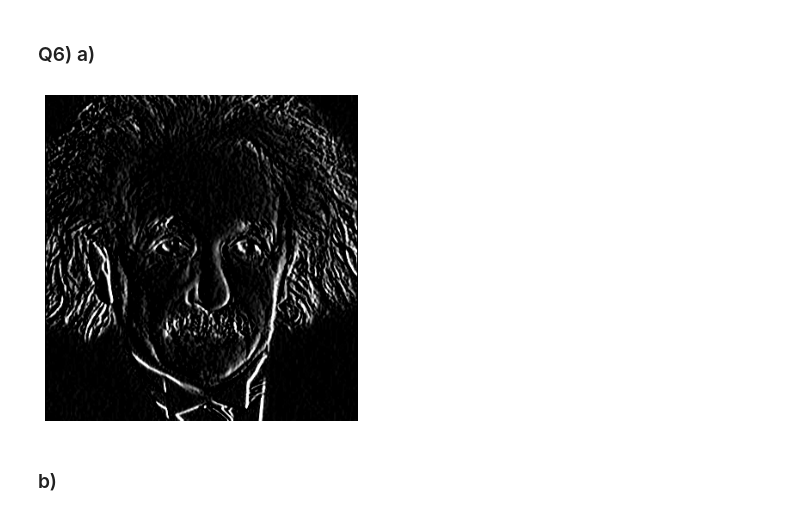
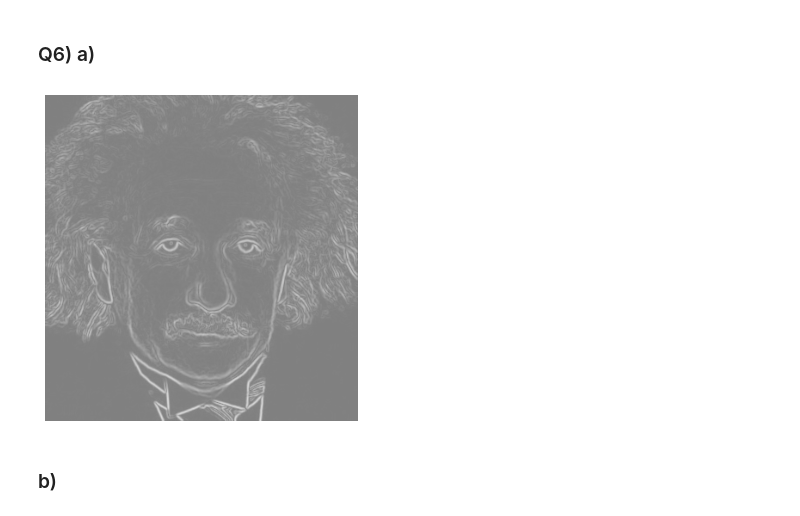
Before and after one commit to Krishnakanth-lab/EN2550_Assignment1, a Jupyter notebook: Krishnakanth_190323C_a01.ipynb, the cells around one changed output. Drawn from its saved outputs; the diff is of its cells as text; code cells hidden in the pictures.

```diff
--- a/Krishnakanth_190323C_a01.ipynb
+++ b/Krishnakanth_190323C_a01.ipynb
@@ -152,3 +152,6 @@ for gamma in gamma_list:
 plt.show()
 # %% [output]
 [figure]
+# %%
+gamma_img[0,1]=[5,2,3]
+gamma_img[0,1]
@@ -240,19 +284,23 @@ cv.destroyAllWindows()
 # %% [markdown]
 ### Q6) a)
 # %%
-sobel_img = cv.imread(r'einstein.png', cv.IMREAD_GRAYSCALE).astype(np.uint8)
+sobel_img = cv.imread(r'einstein.png', cv.IMREAD_GRAYSCALE).astype(np.float32)
 
 sobel_h = np.array([[1, 0, -1], [2, 0, -2], [1, 0, -1]], dtype=np.float32)
 g_x = cv.filter2D(sobel_img, -1, sobel_h)
-g_x = cv.cvtColor(g_x, cv.COLOR_BGR2RGB)
+
+sobel_v = np.array([[-1, -2, -1], [0, 0, 0], [1, 2, 1]], dtype=np.float32)
+g_y = cv.filter2D(sobel_img, -1, sobel_v)
+
+g = np.sqrt(g_x**2 + g_y**2)
 
 fig, ax = plt.subplots(figsize=(6, 6))
 
-ax.imshow(g_x, cmap='gray', vmin=-1020, vmax=1020)
+ax.imshow(g, cmap='gray', vmin=-1020, vmax=1020)
 ax.axis('off')
 
 plt.show()
 # %% [output]
-[figure, old version]
+[figure, new version]
 # %% [markdown]
 ### b)
```
Also changed, not shown: parts of 5 cells of this notebook.
